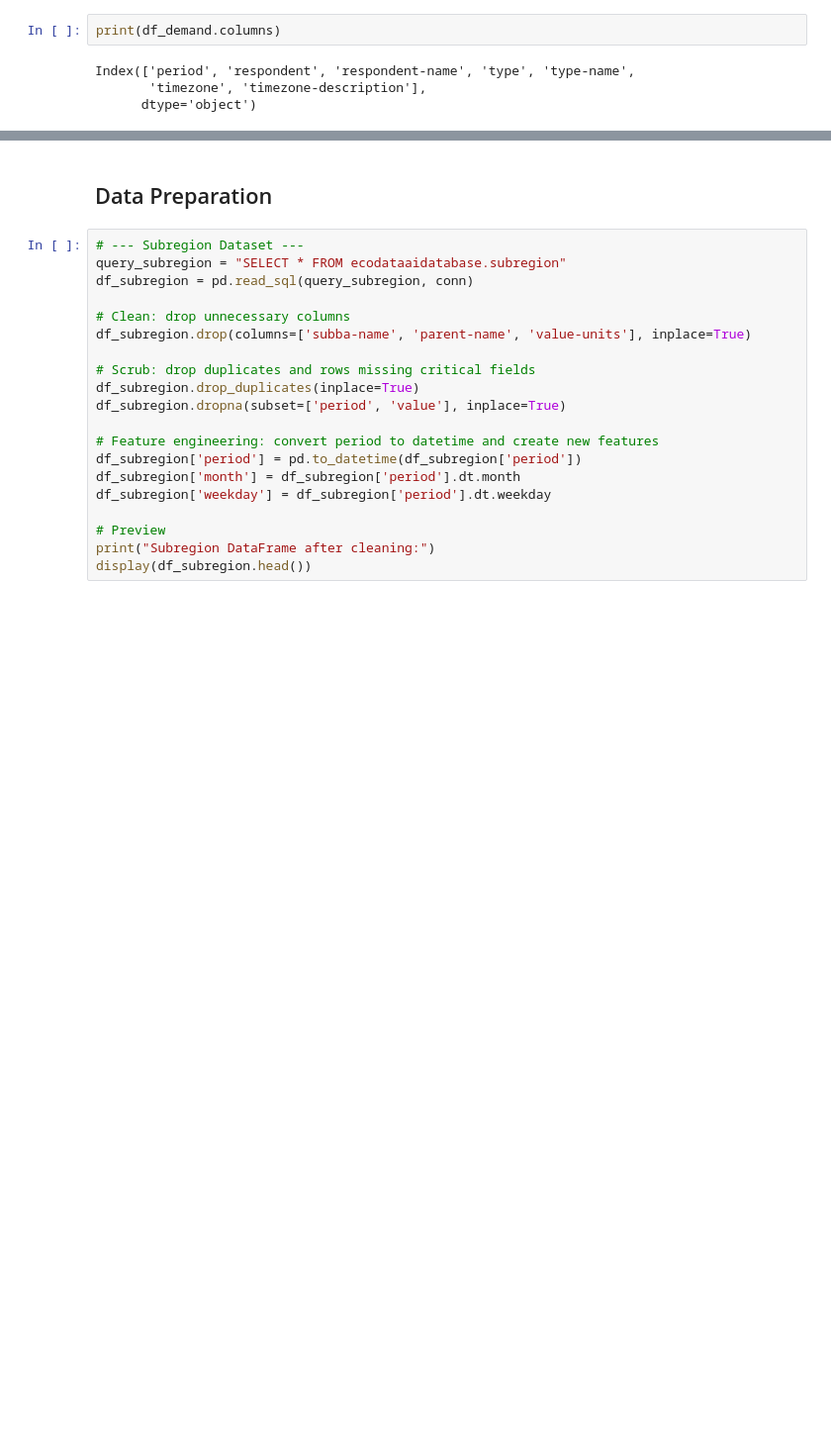
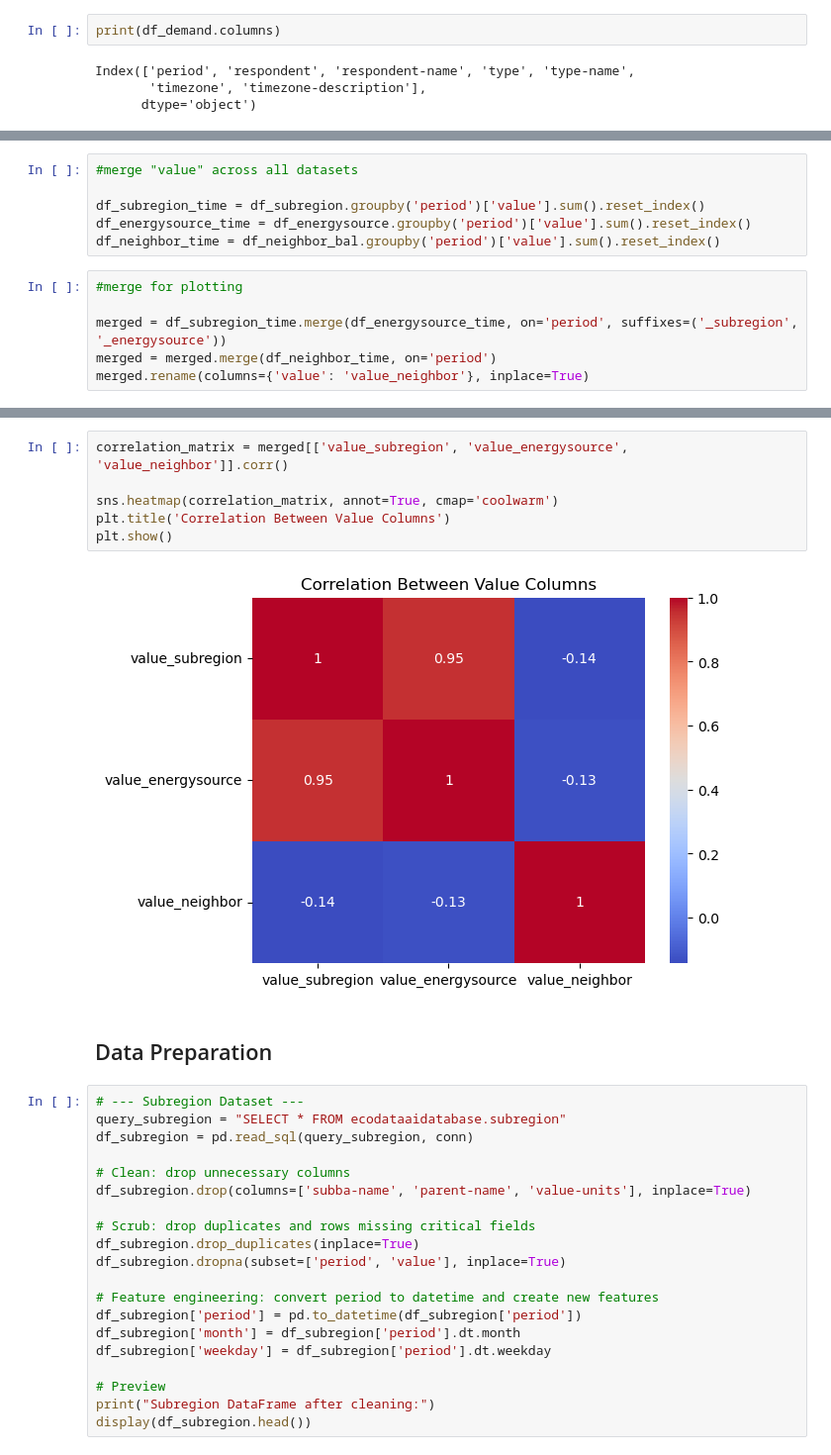
Before and after one commit to dnguyen-1/ADS508TeamProject, a Jupyter notebook: gridAI.ipynb, the cells around one changed output, grey strips where cells are left out. Shown: that part at 99% size. Saved outputs shown, nothing was run; the diff lists cells and outputs as text; blank space fills up the shorter version.

```diff
--- a/gridAI.ipynb
+++ b/gridAI.ipynb
@@ -300,0 +401,12 @@ Index(['period', 'respondent', 'respondent-name', 'type', 'type-name',
+# %%
+#merge "value" across all datasets
+
+df_subregion_time = df_subregion.groupby('period')['value'].sum().reset_index()
+df_energysource_time = df_energysource.groupby('period')['value'].sum().reset_index()
+df_neighbor_time = df_neighbor_bal.groupby('period')['value'].sum().reset_index()
+# %%
+#merge for plotting
+
+merged = df_subregion_time.merge(df_energysource_time, on='period', suffixes=('_subregion', '_energysource'))
+merged = merged.merge(df_neighbor_time, on='period')
+merged.rename(columns={'value': 'value_neighbor'}, inplace=True)
@@ -301,3 +423,11 @@ Index(['period', 'respondent', 'respondent-name', 'type', 'type-name',
+# %%
+correlation_matrix = merged[['value_subregion', 'value_energysource', 'value_neighbor']].corr()
+
+sns.heatmap(correlation_matrix, annot=True, cmap='coolwarm')
+plt.title('Correlation Between Value Columns')
+plt.show()
+# %% [output]
+[figure, added]
 # %% [markdown]
 ## Data Preparation
 # %%
```
Also changed, not shown: parts of 15 cells of this notebook.
